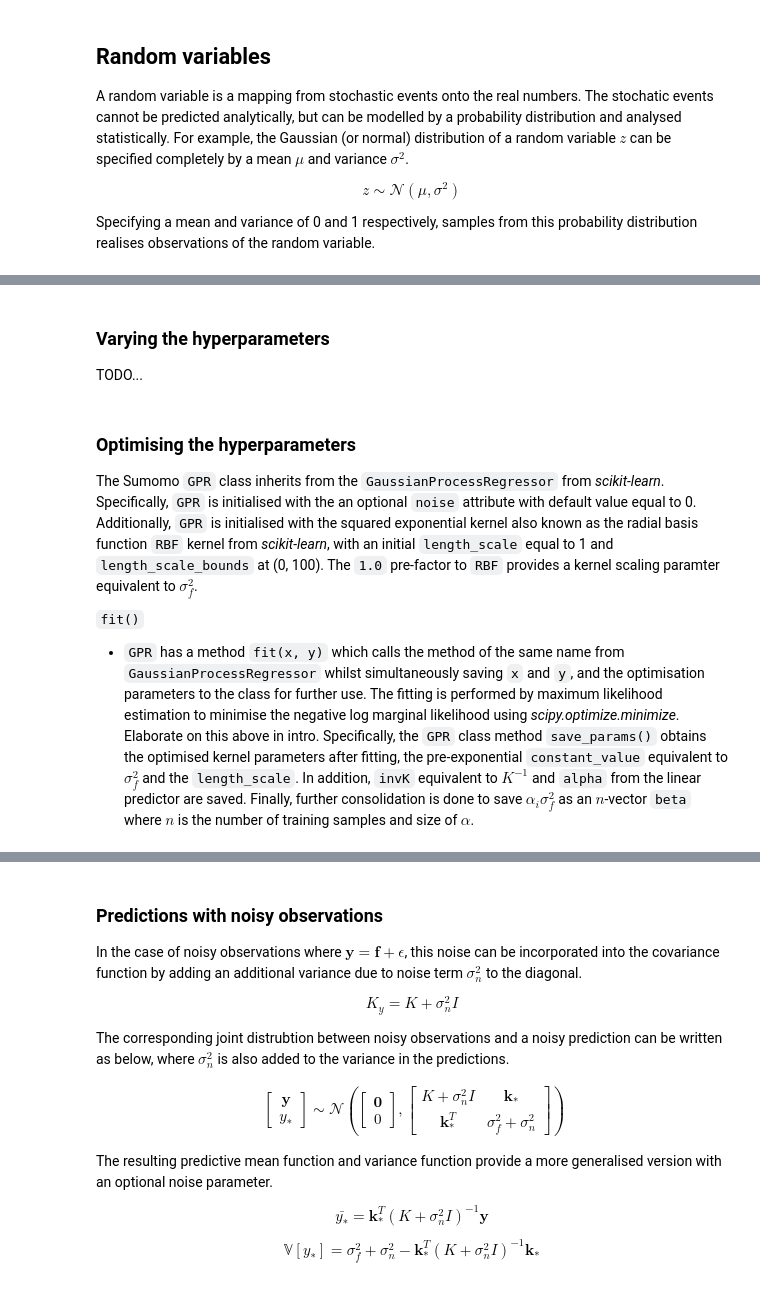
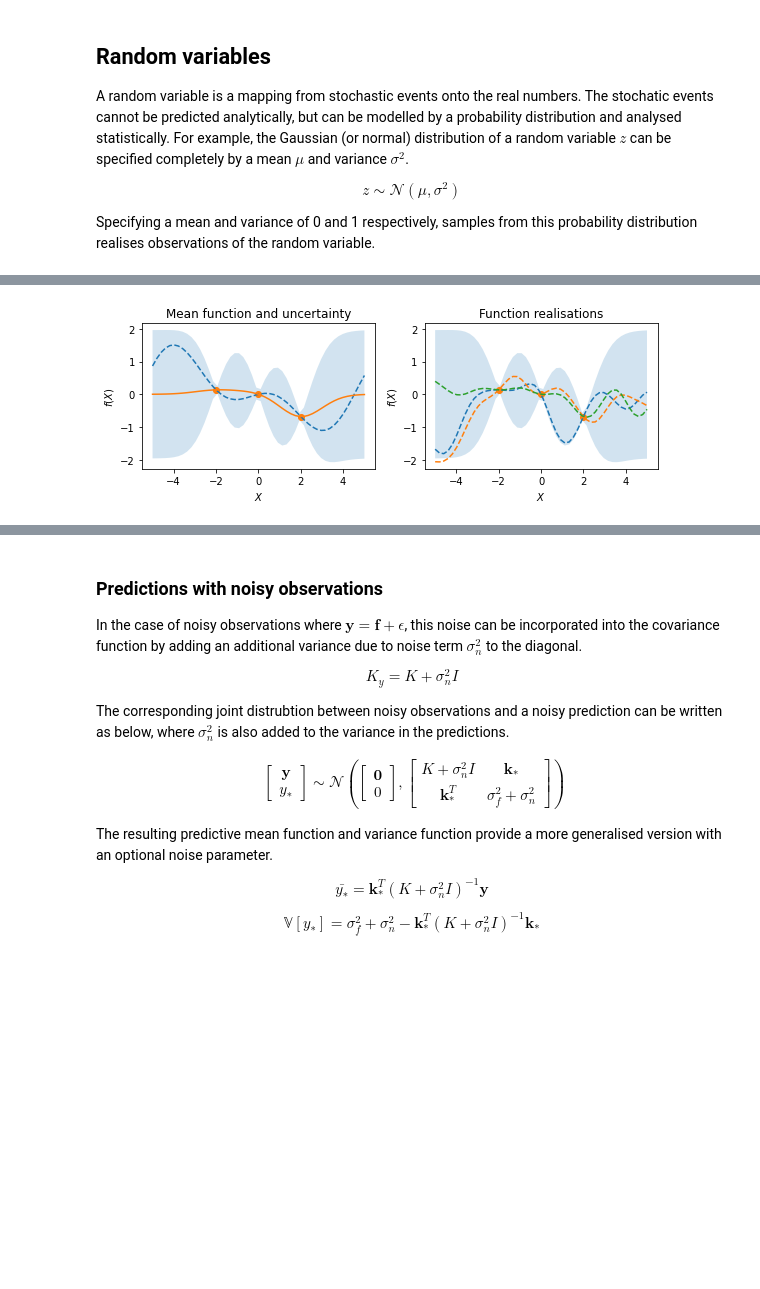
Before and after one commit to MGuo-Lab/oodx, a Jupyter notebook: notebooks/gaussian_processes.ipynb, the cells around one changed output, grey strips where cells are left out. Cells and saved outputs as stored; diff of their text form; code cells hidden in the pictures; blank space fills up the shorter version.

```diff
--- a/notebooks/gaussian_processes.ipynb
+++ b/notebooks/gaussian_processes.ipynb
@@ -150,4 +145,0 @@ $$
-# %% [markdown]
-### Varying the hyperparameters
-
-TODO...
@@ -156,8 +145,0 @@ TODO...
-# %% [markdown]
-### Optimising the hyperparameters
-
-The Sumomo `GPR` class inherits from the `GaussianProcessRegressor` from *scikit-learn*. Specifically, `GPR` is initialised with the an optional `noise` attribute with default value equal to 0. Additionally, `GPR` is initialised with the squared exponential kernel also known as the radial basis function `RBF` kernel from *scikit-learn*, with an initial `length_scale` equal to 1 and `length_scale_bounds` at (0, 100). The `1.0` pre-factor to `RBF` provides a kernel scaling paramter equivalent to $\sigma_f^2$.
-
-`fit()`
-
-* `GPR` has a method `fit(x, y)` which calls the method of the same name from `GaussianProcessRegressor` whilst simultaneously saving `x` and `y`, and the optimisation parameters to the class for further use. The fitting is performed by maximum likelihood estimation to minimise the negative log marginal likelihood using *scipy.optimize.minimize*. Elaborate on this above in intro. Specifically, the `GPR` class method `save_params()` obtains the optimised kernel parameters after fitting, the pre-exponential `constant_value` equivalent to $\sigma_f^2$ and the `length_scale`. In addition, `invK` equivalent to $K^{-1}$ and `alpha` from the linear predictor are saved. Finally, further consolidation is done to save $\alpha_i \sigma_f^2$ as an $n$-vector `beta` where $n$ is the number of training samples and size of $\alpha$.
@@ -165,0 +146,42 @@ The Sumomo `GPR` class inherits from the `GaussianProcessRegressor` from *scikit
+# %%
+def posterior(X, f, x, sigma_f=1.0, l=1.0, sigma_n=0.0):
+    K = cov(X, X, sigma_f, l) + sigma_n * np.eye(len(X))
+    k = cov(x, X, sigma_f, l)
+
+    mean = k.T @ inv(K) @ f
+    var = cov(x, x, sigma_f, l) - k.T @ inv(K) @ k #+ np.eye(len(x)) * sigma_n
+
+    return mean.ravel(), var
+# %%
+n_samples = 5
+n_functions = 3
+X = np.linspace(-2, 2, 3).reshape(-1, 1)
+f = func_1d(X)
+x = np.linspace(-5, 5, 50).reshape(-1, 1)
+f_true = func_1d(x)
+
+mean, var = posterior(X, f, x)
+std = np.sqrt(np.diag(var))
+
+fig, (ax1, ax2) = plt.subplots(1, 2, figsize=(8,3))
+ax1.plot(x, f_true, '--')
+ax1.plot(x, mean)
+ax1.fill_between(x.ravel(), mean + 1.96 * std, mean - 1.96 * std, alpha=0.2)
+ax1.scatter(X, f)
+ax1.set_title('Mean function and uncertainty')
+ax1.set_xlabel('$X$')
+ax1.set_ylabel('$f(X)$')
+
+for i in range(n_functions):
+    fn = np.random.multivariate_normal(mean, var)
+    ax2.plot(x, fn, '--')
+ax2.fill_between(x.ravel(), mean + 1.96 * std, mean - 1.96 * std, alpha=0.2)
+ax2.scatter(X, f)
+ax2.set_title('Function realisations')
+ax2.set_xlabel('$X$')
+ax2.set_ylabel('$f(X)$')
+
+plt.tight_layout()
+plt.show()
+# %% [output]
+[figure, added]
```
Also changed, not shown: parts of 41 cells of this notebook.
